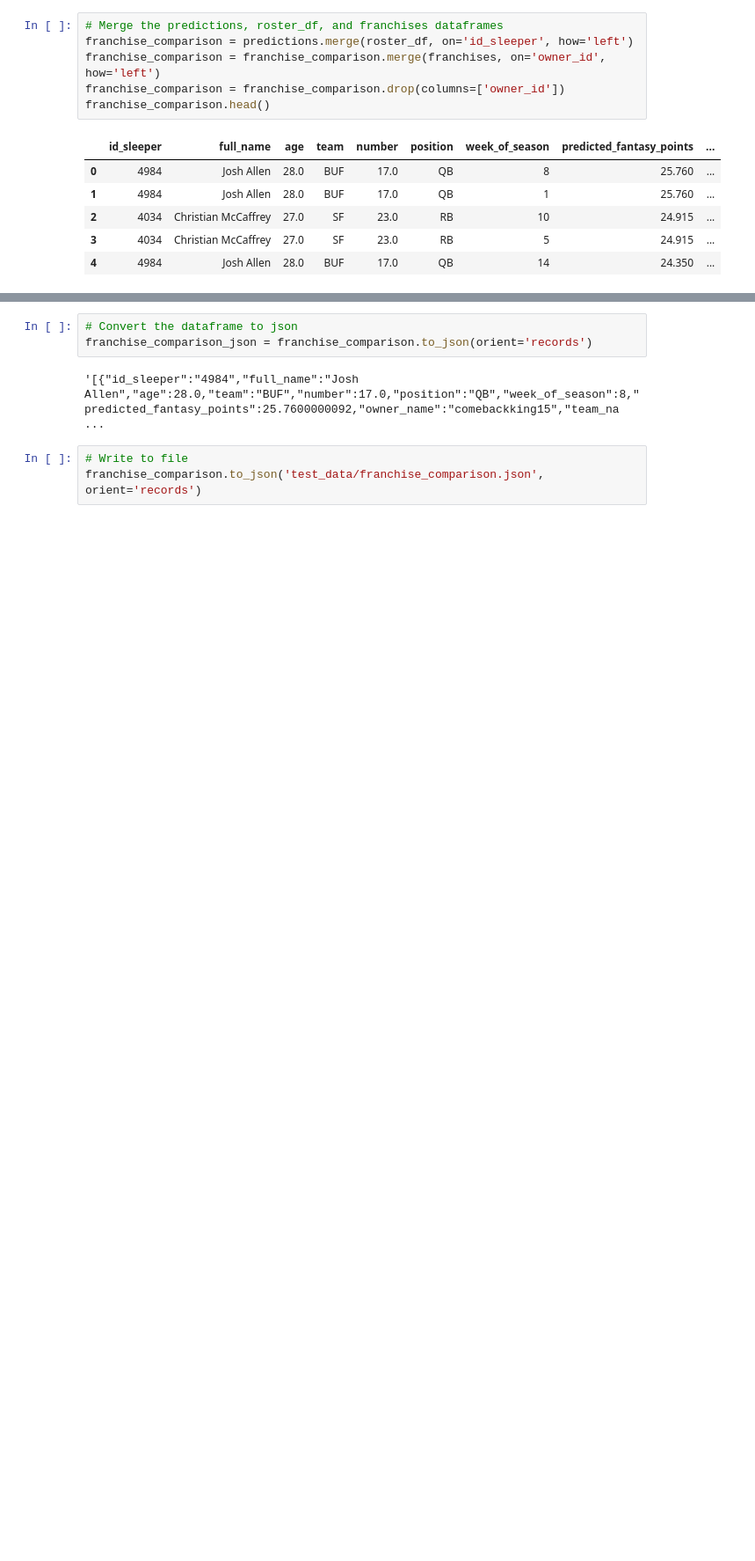
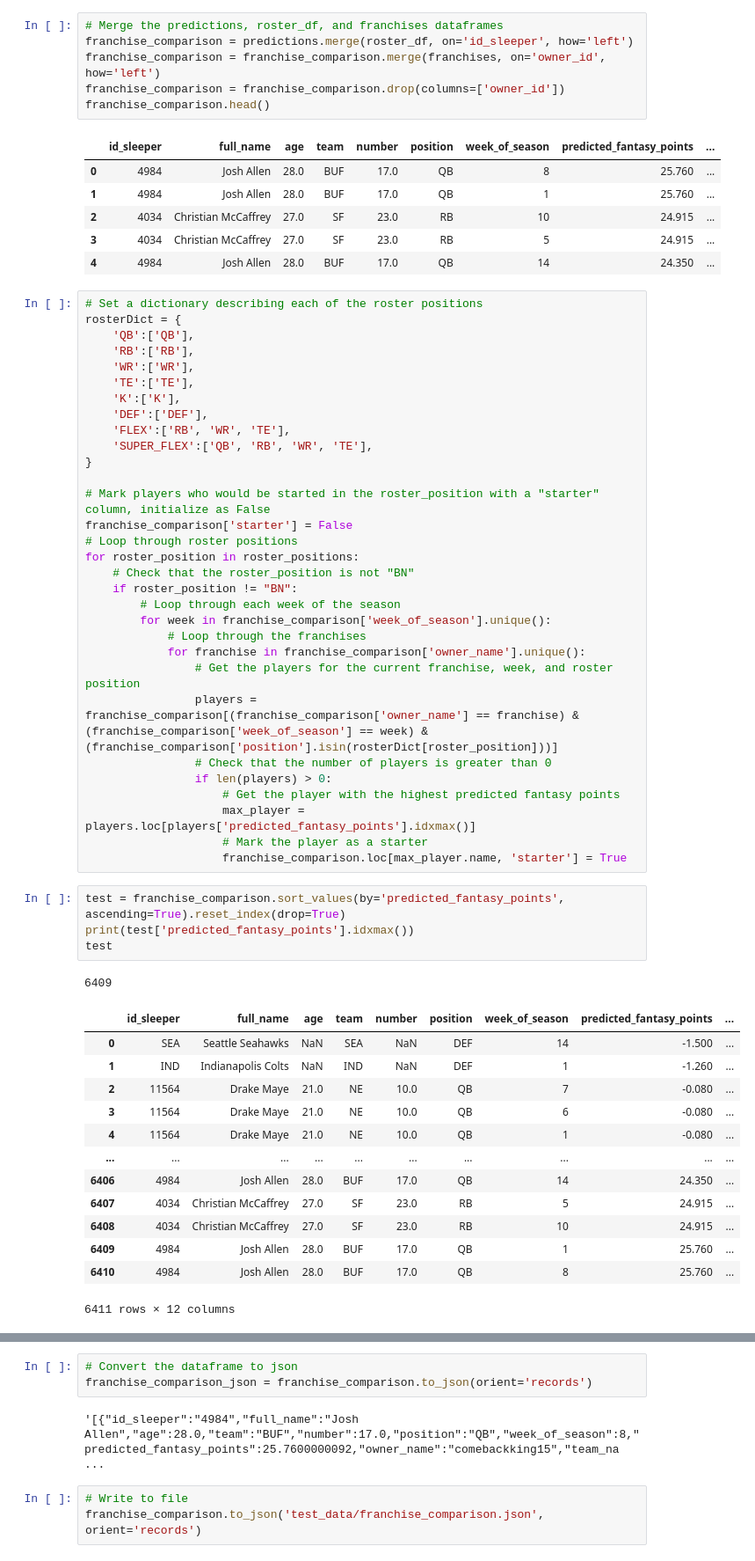
Before and after one commit to travisdharry/FNFL2024, a Jupyter notebook: notebooks/backend_franchisecomparison.ipynb, the cells around one changed output, grey strips where cells are left out. Shown at 88% size. Drawn from its saved outputs; the diff is of its cells as text; blank space fills up the shorter version.

```diff
--- a/notebooks/backend_franchisecomparison.ipynb
+++ b/notebooks/backend_franchisecomparison.ipynb
@@ -107,3 +107,53 @@ franchise_comparison.head()
 | 2 | 4034 | Christian McCaffrey | 27.0 | SF | 23.0 | RB | 10 | 24.915 | ... |
 | 3 | 4034 | Christian McCaffrey | 27.0 | SF | 23.0 | RB | 5 | 24.915 | ... |
 | 4 | 4984 | Josh Allen | 28.0 | BUF | 17.0 | QB | 14 | 24.350 | ... |
+# %%
+# Set a dictionary describing each of the roster positions
+rosterDict = {
+    'QB':['QB'],
+    'RB':['RB'],
+    'WR':['WR'],
+    'TE':['TE'],
+    'K':['K'],
+    'DEF':['DEF'],
+    'FLEX':['RB', 'WR', 'TE'],
+    'SUPER_FLEX':['QB', 'RB', 'WR', 'TE'],
+}
+
+# Mark players who would be started in the roster_position with a "starter" column, initialize as False
+franchise_comparison['starter'] = False
+# Loop through roster positions
+for roster_position in roster_positions:
+    # Check that the roster_position is not "BN"
+    if roster_position != "BN":
+        # Loop through each week of the season
+        for week in franchise_comparison['week_of_season'].unique():
+            # Loop through the franchises
+            for franchise in franchise_comparison['owner_name'].unique():
+                # Get the players for the current franchise, week, and roster position
+                players = franchise_comparison[(franchise_comparison['owner_name'] == franchise) & (franchise_comparison['week_of_season'] == week) & (franchise_comparison['position'].isin(rosterDict[roster_position]))]
+                # Check that the number of players is greater than 0
+                if len(players) > 0:
+                    # Get the player with the highest predicted fantasy points
+                    max_player = players.loc[players['predicted_fantasy_points'].idxmax()]
+                    # Mark the player as a starter
+                    franchise_comparison.loc[max_player.name, 'starter'] = True
+# %%
+test = franchise_comparison.sort_values(by='predicted_fantasy_points', ascending=True).reset_index(drop=True)
+print(test['predicted_fantasy_points'].idxmax())
+test
+# %% [output]
+6409
+|  | id_sleeper | full_name | age | team | number | position | week_of_season | predicted_fantasy_points | ... |
+| 0 | SEA | Seattle Seahawks | NaN | SEA | NaN | DEF | 14 | -1.500 | ... |
+| 1 | IND | Indianapolis Colts | NaN | IND | NaN | DEF | 1 | -1.260 | ... |
+| 2 | 11564 | Drake Maye | 21.0 | NE | 10.0 | QB | 7 | -0.080 | ... |
+| 3 | 11564 | Drake Maye | 21.0 | NE | 10.0 | QB | 6 | -0.080 | ... |
+| 4 | 11564 | Drake Maye | 21.0 | NE | 10.0 | QB | 1 | -0.080 | ... |
+| ... | ... | ... | ... | ... | ... | ... | ... | ... | ... |
+| 6406 | 4984 | Josh Allen | 28.0 | BUF | 17.0 | QB | 14 | 24.350 | ... |
+| 6407 | 4034 | Christian McCaffrey | 27.0 | SF | 23.0 | RB | 5 | 24.915 | ... |
+| 6408 | 4034 | Christian McCaffrey | 27.0 | SF | 23.0 | RB | 10 | 24.915 | ... |
+| 6409 | 4984 | Josh Allen | 28.0 | BUF | 17.0 | QB | 1 | 25.760 | ... |
+| 6410 | 4984 | Josh Allen | 28.0 | BUF | 17.0 | QB | 8 | 25.760 | ... |
+6411 rows × 12 columns
```
Also changed, not shown: parts of 2 cells of this notebook, 2 other files.
